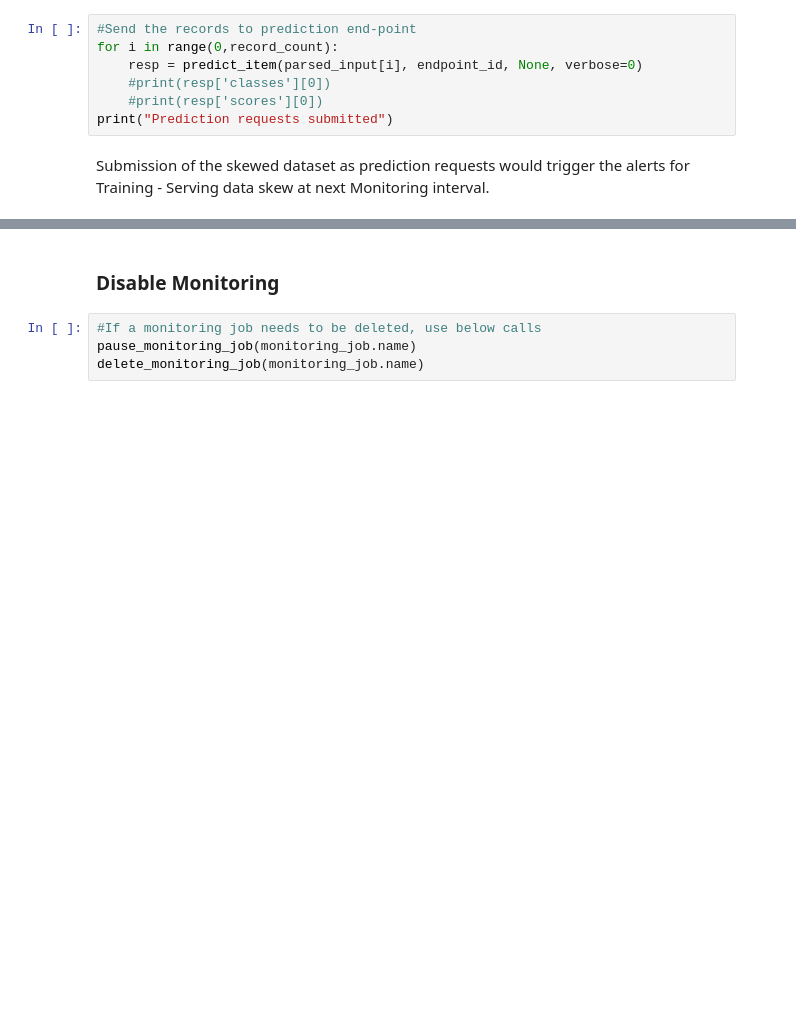
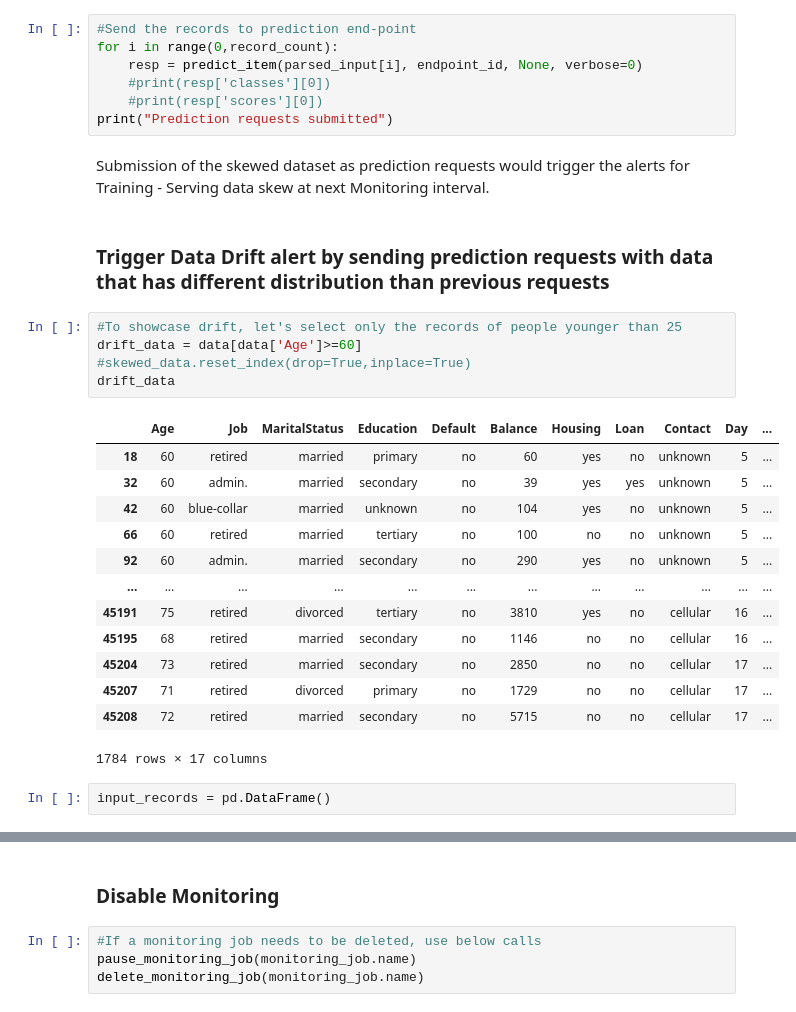
Before and after one commit to jasmeetsb/vertex-ai-monitoring, a Jupyter notebook: vertex-ai-model-monitoring.ipynb, the cells around one changed output, grey strips where cells are left out. Cells and saved outputs as stored; diff of their text form; blank space fills up the shorter version.

```diff
--- a/vertex-ai-model-monitoring.ipynb
+++ b/vertex-ai-model-monitoring.ipynb
@@ -811,3 +831,26 @@ for i in range(0,record_count):
 print("Prediction requests submitted")
 # %% [markdown]
 Submission of the skewed dataset as prediction requests would trigger the alerts for Training - Serving data skew at next Monitoring interval.
+# %% [markdown]
+### Trigger Data Drift alert by sending prediction requests with data that has different distribution than previous requests
+# %%
+#To showcase drift, let's select only the records of people younger than 25
+drift_data = data[data['Age']>=60]
+#skewed_data.reset_index(drop=True,inplace=True)
+drift_data
+# %% [output]
+|  | Age | Job | MaritalStatus | Education | Default | Balance | Housing | Loan | Contact | Day | ... |
+| 18 | 60 | retired | married | primary | no | 60 | yes | no | unknown | 5 | ... |
+| 32 | 60 | admin. | married | secondary | no | 39 | yes | yes | unknown | 5 | ... |
+| 42 | 60 | blue-collar | married | unknown | no | 104 | yes | no | unknown | 5 | ... |
+| 66 | 60 | retired | married | tertiary | no | 100 | no | no | unknown | 5 | ... |
+| 92 | 60 | admin. | married | secondary | no | 290 | yes | no | unknown | 5 | ... |
+| ... | ... | ... | ... | ... | ... | ... | ... | ... | ... | ... | ... |
+| 45191 | 75 | retired | divorced | tertiary | no | 3810 | yes | no | cellular | 16 | ... |
+| 45195 | 68 | retired | married | secondary | no | 1146 | no | no | cellular | 16 | ... |
+| 45204 | 73 | retired | married | secondary | no | 2850 | no | no | cellular | 17 | ... |
+| 45207 | 71 | retired | divorced | primary | no | 1729 | no | no | cellular | 17 | ... |
+| 45208 | 72 | retired | married | secondary | no | 5715 | no | no | cellular | 17 | ... |
+1784 rows × 17 columns
+# %%
+input_records = pd.DataFrame()
```
Also changed, not shown: parts of 10 cells of this notebook.
